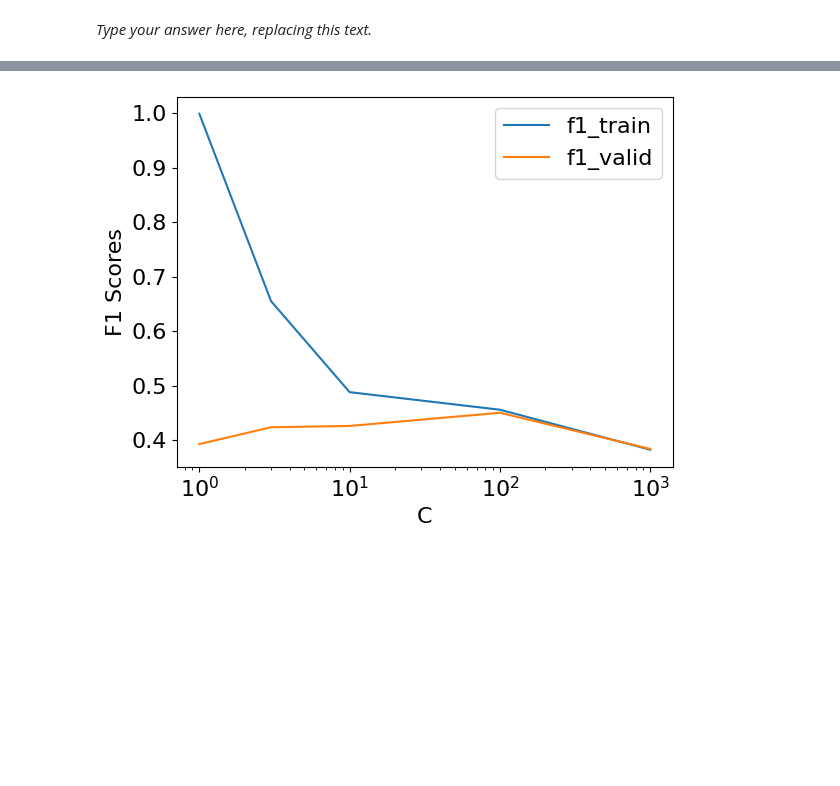
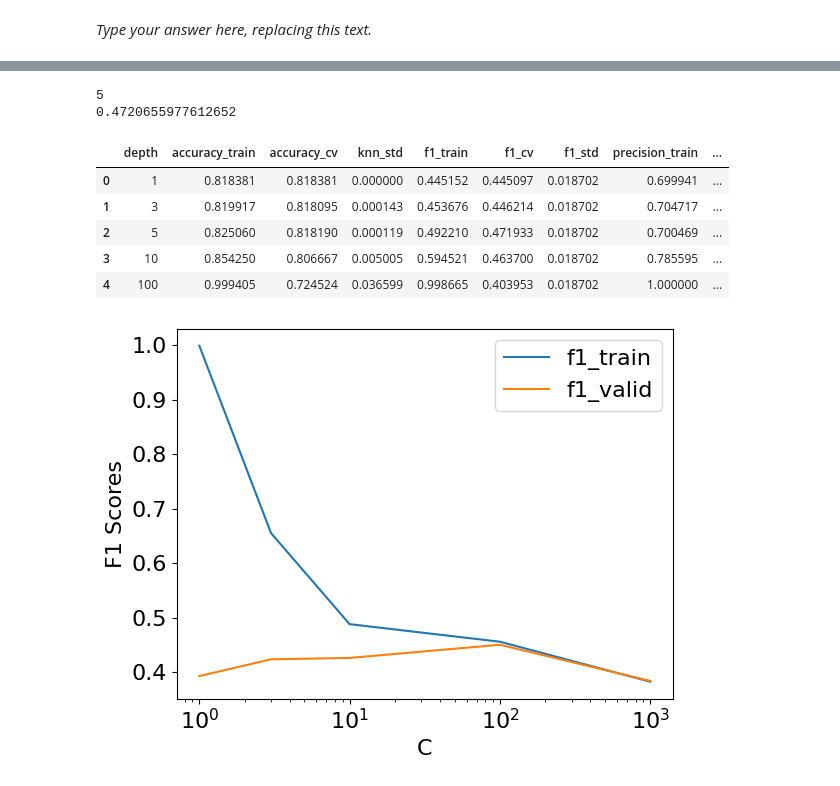
Before and after one commit to angshe/330hw5, a Jupyter notebook: hw5.ipynb, the cells around one changed output, grey strips where cells are left out. Cells and saved outputs as stored; diff of their text form; code cells hidden in the pictures; blank space fills up the shorter version.

```diff
--- a/hw5.ipynb
+++ b/hw5.ipynb
@@ -1002 +1069,42 @@ Ellipsis
+# %%
+#dt
+# taken from lecture 8, CPSC 330 2025W2
+param_grid = {
+    "decisiontreeclassifier__max_depth": depth
+}
+
+pipe_dt = make_pipeline(preprocessor, DecisionTreeClassifier())
+
+grid_search = GridSearchCV(pipe_dt, param_grid=param_grid, n_jobs=-1, scoring="f1")
+grid_search.fit(X_train,y_train)
+
+best_depth = grid_search.best_params_.get("decisiontreeclassifier__max_depth")
+best_score = grid_search.best_score_
+print(best_depth)
+print(best_score)
+# %% [output]
+5
+0.4720655977612652
+# %%
+#dt
+pipe_dt = make_pipeline(preprocessor, DecisionTreeClassifier(max_depth=5))
+
+pd.DataFrame({"depth": depth,
+                "accuracy_train": dt_train_scores,
+                "accuracy_cv": dt_cv_scores,
+                "knn_std": dt_std_scores,
+                "f1_train": f1_dt_train_scores,
+                "f1_cv": f1_dt_cv_scores,
+                "f1_std": f1_dt_std_scores,
+                "precision_train": prec_dt_train_scores,
+                "precision_cv": prec_dt_cv_scores,
+                "recall_train": rec_dt_train_scores,
+                "recall_cv": rec_dt_cv_scores})
+# %% [output]
+|  | depth | accuracy_train | accuracy_cv | knn_std | f1_train | f1_cv | f1_std | precision_train | ... |
+| 0 | 1 | 0.818381 | 0.818381 | 0.000000 | 0.445152 | 0.445097 | 0.018702 | 0.699941 | ... |
+| 1 | 3 | 0.819917 | 0.818095 | 0.000143 | 0.453676 | 0.446214 | 0.018702 | 0.704717 | ... |
+| 2 | 5 | 0.825060 | 0.818190 | 0.000119 | 0.492210 | 0.471933 | 0.018702 | 0.700469 | ... |
+| 3 | 10 | 0.854250 | 0.806667 | 0.005005 | 0.594521 | 0.463700 | 0.018702 | 0.785595 | ... |
+| 4 | 100 | 0.999405 | 0.724524 | 0.036599 | 0.998665 | 0.403953 | 0.018702 | 1.000000 | ... |
 # %%
```
Also changed, not shown: parts of 24 cells of this notebook, 1 other file.
